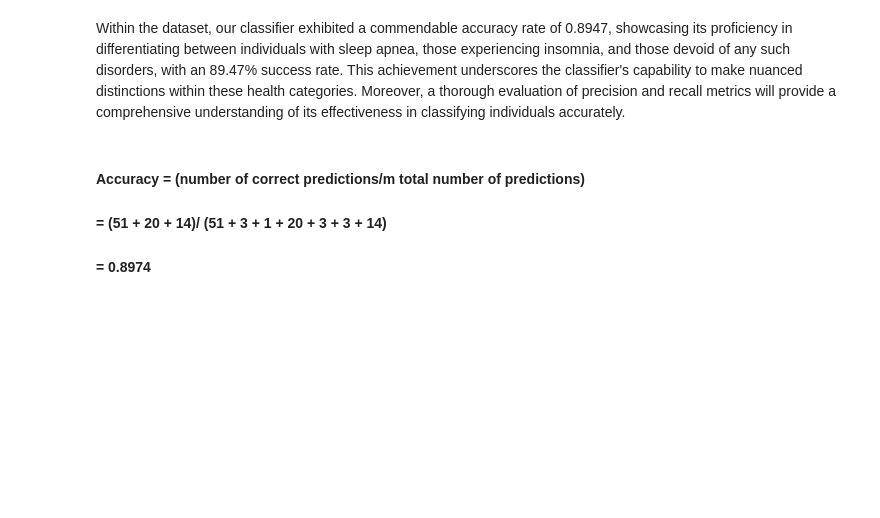
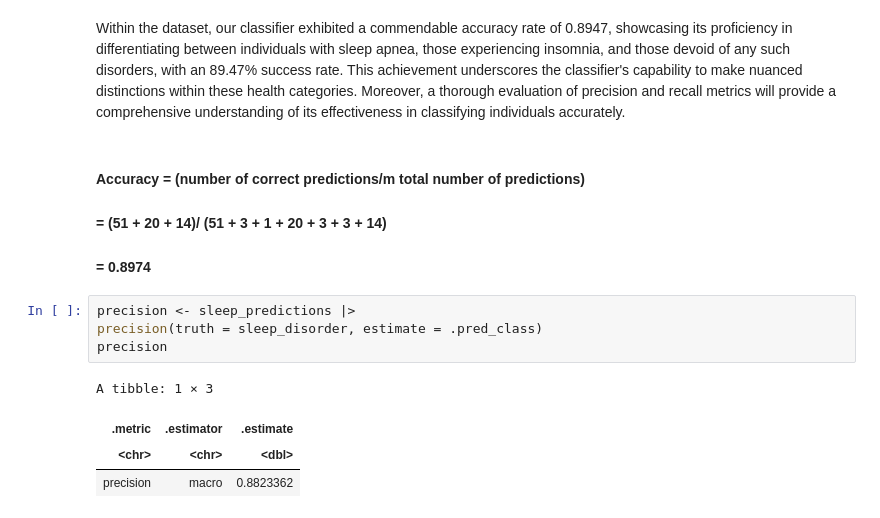
Before and after one commit to d-alex171/dsci-project, a Jupyter notebook: ProjectReport.ipynb, the cells around one changed output. Cells and saved outputs as stored; diff of their text form; blank space fills up the shorter version.

```diff
--- a/ProjectReport.ipynb
+++ b/ProjectReport.ipynb
@@ -359,3 +359,12 @@ Within the dataset, our classifier exhibited a commendable accuracy rate of 0.89
 #### Accuracy = (number of correct predictions/m total number of predictions)
 #### = (51 + 20 + 14)/ (51 + 3 + 1 + 20 + 3 + 3 + 14)
 ####  = 0.8974
+# %%
+precision <- sleep_predictions |>
+precision(truth = sleep_disorder, estimate = .pred_class)
+precision
+# %% [output]
+A tibble: 1 × 3
+| .metric | .estimator | .estimate |
+| <chr> | <chr> | <dbl> |
+| precision | macro | 0.8823362 |
```
Also changed, not shown: parts of 2 cells of this notebook.
